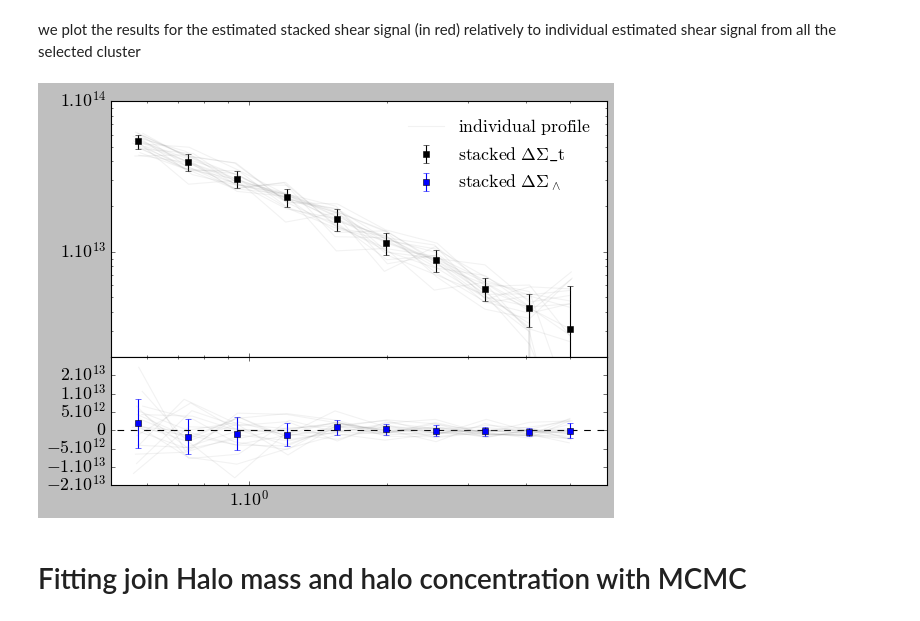
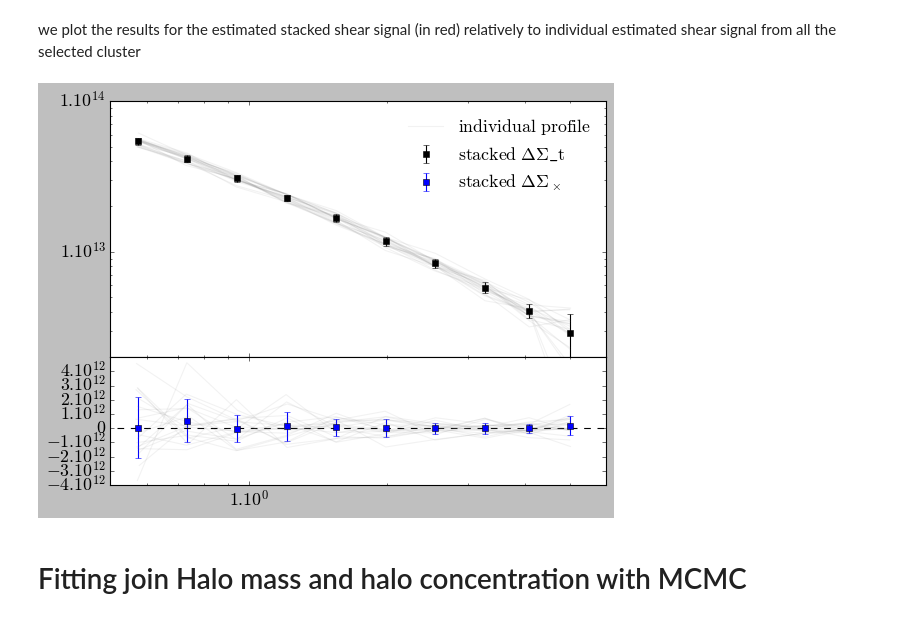
Before and after one commit to payerne/DC2Analysis, a Jupyter notebook: Example_Fit_Halo_mass using_stacked_signal.ipynb, the cells around one changed output. Drawn from its saved outputs; the diff is of its cells as text; code cells hidden in the pictures.

```diff
--- a/Example_Fit_Halo_mass using_stacked_signal.ipynb
+++ b/Example_Fit_Halo_mass using_stacked_signal.ipynb
@@ -77,7 +78,7 @@ z_bin = [0.4,0.5]
 m_bin = [10**14, 1.2*10**14]
 m_bin = np.array(m_bin)
 n_catalogs = 20
-ngals = 2000
+ngals = 20000
 # %% [markdown]
 we define a set of selected cluster with given true masses ans true redshifts
 # %%
@@ -198,7 +199,7 @@ fig = plt.figure()
 gs = gridspec.GridSpec(2, 1, height_ratios=[2, 1])
 ax0 = plt.subplot(gs[0])
 ax0.tick_params(axis='both', which='major', labelsize=16)
-#ax0.set_ylabel('ff')
+#ax0.set_ylabel('r'$\rm{stacked}\ \Delta\Sigma_\times$)
 
 # log scale for axis Y of the first subplot
 ax0.set_yscale("log")
@@ -207,7 +208,7 @@ ax0.set_xlim(stack.r_low, stack.r_up)
 ax0.set_ylim(2*10**12, 10**14)
 line0 = ax0.errorbar(r, gt,gt_err, c='k', fmt = 's',  label=r'$\rm{stacked}\ \Delta\Sigma\_t$')
 ax0.plot(r, gt , '-', c = 'grey',alpha = 0.1, label = r'$\rm{individual\ profile}$')
-ax0.errorbar([],[],[], c='b', fmt = 's', label=r'$\rm{stacked}\ \Delta\Sigma_\wedge$')
+ax0.errorbar([],[],[], c='b', fmt = 's', label=r'$\rm{stacked}\ \Delta\Sigma_\times$')
 
 for i in range(stack.n_stacked_cluster):
 
@@ -215,34 +216,34 @@ for i in range(stack.n_stacked_cluster):
 
 ax0.yaxis.set_major_formatter(ticker.FuncFormatter(myticks))
 ax0.legend(loc='best', frameon = False,
           numpoints = 1, fontsize = 16)
 
 ##############################
 ax1 = plt.subplot(gs[1], sharex = ax0)
 ax1.tick_params(axis='both', which='major', labelsize=16)
 
 
 
 line1 = ax1.errorbar(r, gx,gx_err, c='b', fmt = 's', label=r'$\Delta\Sigma_\times$')
 ax1.plot(rr, 0*rr, '--k')
 
 for i in range(stack.n_stacked_cluster):
 
     ax1.plot(x_list[i],stack.LS_x_list[i],c='grey',alpha=0.1)
 
 plt.setp(ax0.get_xticklabels(), visible=False)
 # remove last tick label for the second subplot
 
 yticks = ax1.yaxis.get_major_ticks()
 yticks[-1].label1.set_visible(False)
 ax1.yaxis.set_major_formatter(ticker.FuncFormatter(myticks))
 ax1.xaxis.set_major_formatter(ticker.FuncFormatter(myticks))
 
 # remove vertical gap between subplots
 plt.subplots_adjust(hspace=.0)
 plt.show()
 # %% [output]
-[figure, old version]
+[figure, new version]
 # %% [markdown]
 # Fitting join Halo mass and halo concentration with MCMC
 # %% [markdown]
```
Also changed, not shown: parts of 16 cells of this notebook, 5 other files.
